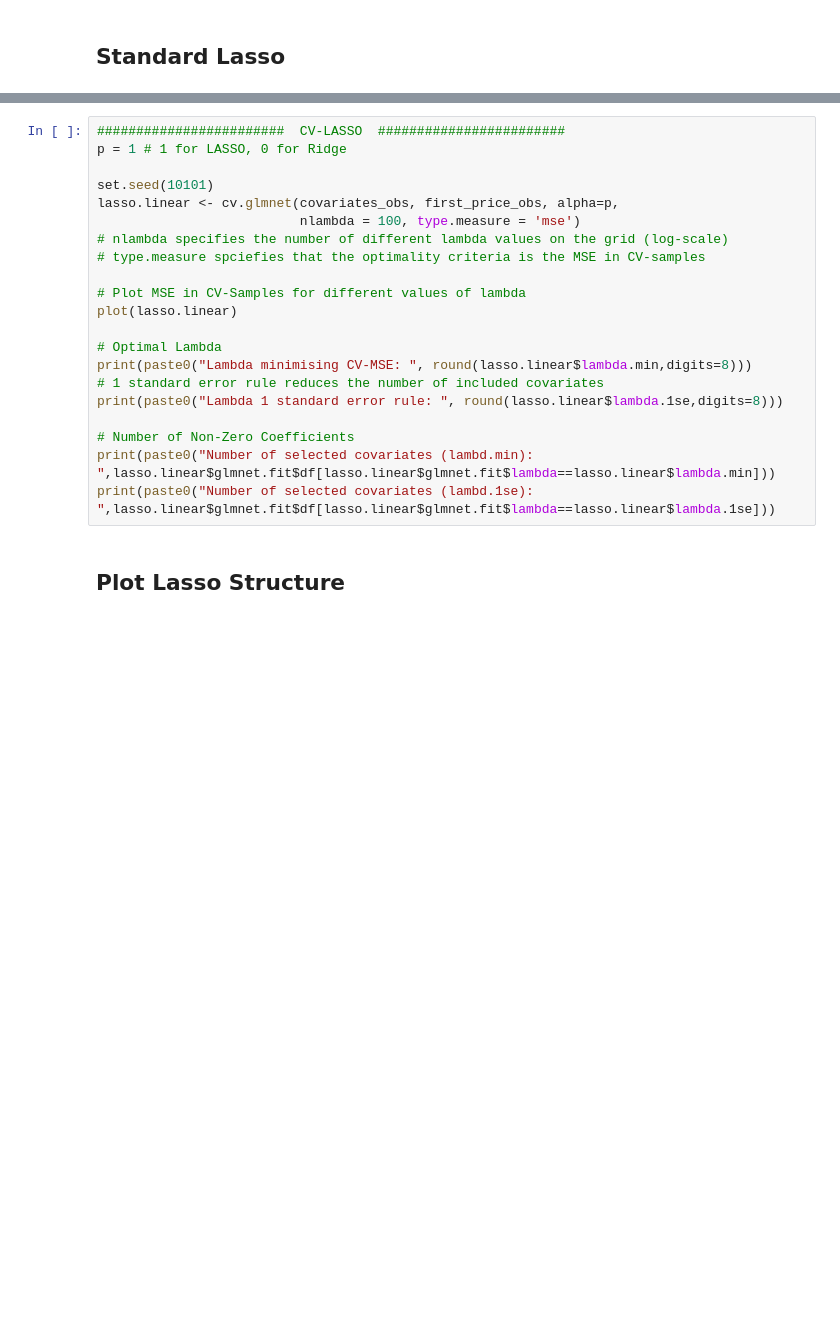
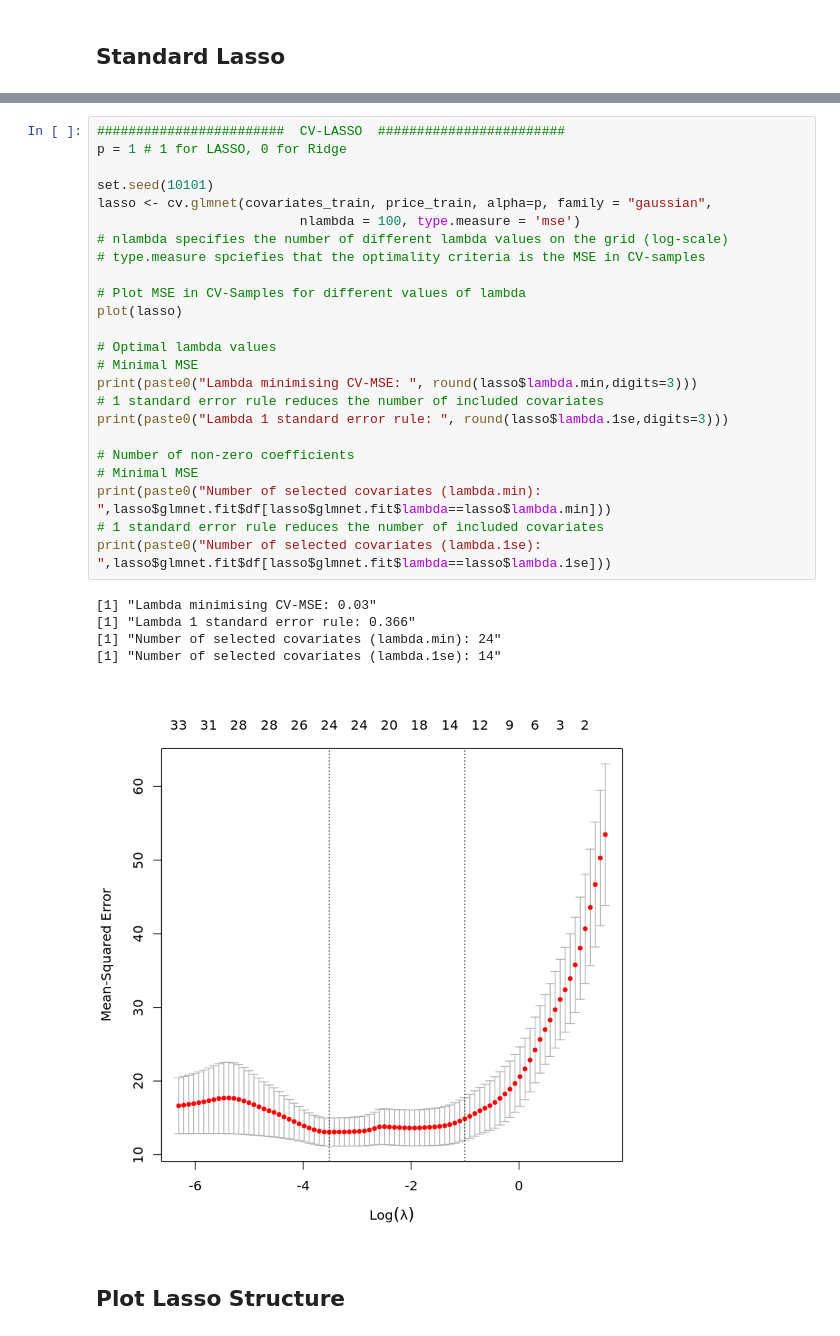
Before and after one commit to AStrittmatter/THE-Winter-School, a Jupyter notebook: used_cars.ipynb, the cells around one changed output, grey strips where cells are left out. Saved outputs shown, nothing was run; the diff lists cells and outputs as text; blank space fills up the shorter version.

```diff
--- a/used_cars.ipynb
+++ b/used_cars.ipynb
@@ -194,24 +194,33 @@ First we have to find the optimal tuning parameter $\lambda$ via cross-validatio
 # %%
 ########################  CV-LASSO  ########################
 p = 1 # 1 for LASSO, 0 for Ridge
 
 set.seed(10101)
-lasso.linear <- cv.glmnet(covariates_obs, first_price_obs, alpha=p,
+lasso <- cv.glmnet(covariates_train, price_train, alpha=p, family = "gaussian",
                           nlambda = 100, type.measure = 'mse')
 # nlambda specifies the number of different lambda values on the grid (log-scale)
 # type.measure spciefies that the optimality criteria is the MSE in CV-samples
 
 # Plot MSE in CV-Samples for different values of lambda
-plot(lasso.linear)
+plot(lasso)
 
-# Optimal Lambda
-print(paste0("Lambda minimising CV-MSE: ", round(lasso.linear$lambda.min,digits=8)))
+# Optimal lambda values
+# Minimal MSE
+print(paste0("Lambda minimising CV-MSE: ", round(lasso$lambda.min,digits=3)))
 # 1 standard error rule reduces the number of included covariates
-print(paste0("Lambda 1 standard error rule: ", round(lasso.linear$lambda.1se,digits=8)))
+print(paste0("Lambda 1 standard error rule: ", round(lasso$lambda.1se,digits=3)))
 
-# Number of Non-Zero Coefficients
-print(paste0("Number of selected covariates (lambd.min): ",lasso.linear$glmnet.fit$df[lasso.linear$glmnet.fit$lambda==lasso.linear$lambda.min]))
-print(paste0("Number of selected covariates (lambd.1se): ",lasso.linear$glmnet.fit$df[lasso.linear$glmnet.fit$lambda==lasso.linear$lambda.1se]))
+# Number of non-zero coefficients
+# Minimal MSE
+print(paste0("Number of selected covariates (lambda.min): ",lasso$glmnet.fit$df[lasso$glmnet.fit$lambda==lasso$lambda.min]))
+# 1 standard error rule reduces the number of included covariates
+print(paste0("Number of selected covariates (lambda.1se): ",lasso$glmnet.fit$df[lasso$glmnet.fit$lambda==lasso$lambda.1se]))
+# %% [output]
+[1] "Lambda minimising CV-MSE: 0.03"
+[1] "Lambda 1 standard error rule: 0.366"
+[1] "Number of selected covariates (lambda.min): 24"
+[1] "Number of selected covariates (lambda.1se): 14"
+[figure, added]
 # %% [markdown]
 ## Plot Lasso Structure
 # %%
```
Also changed, not shown: parts of 52 cells of this notebook.
